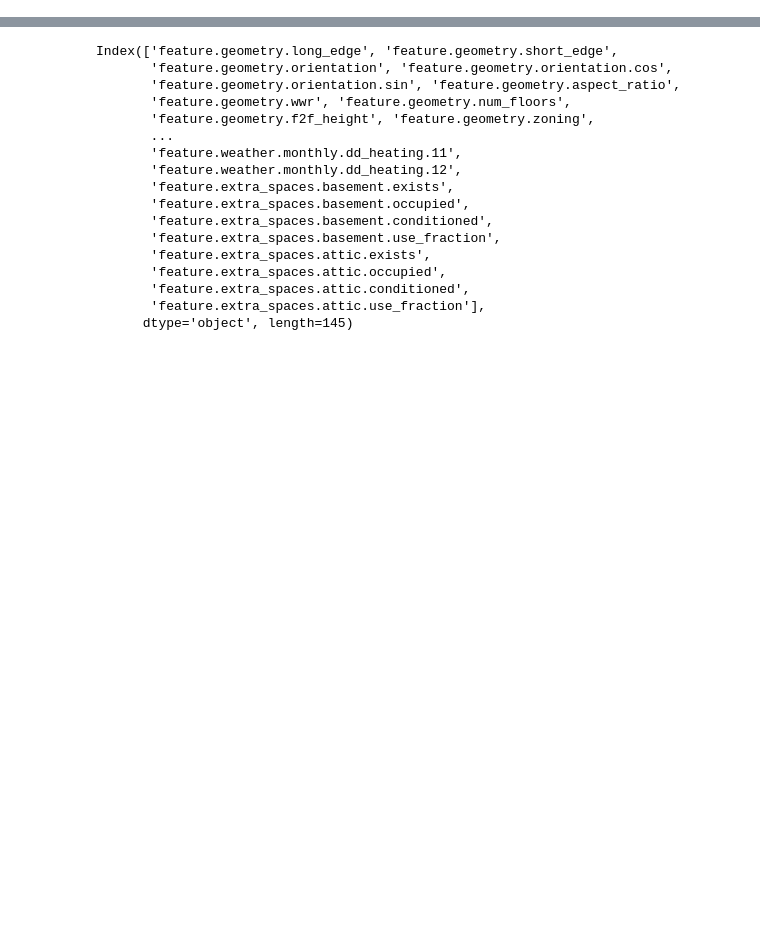
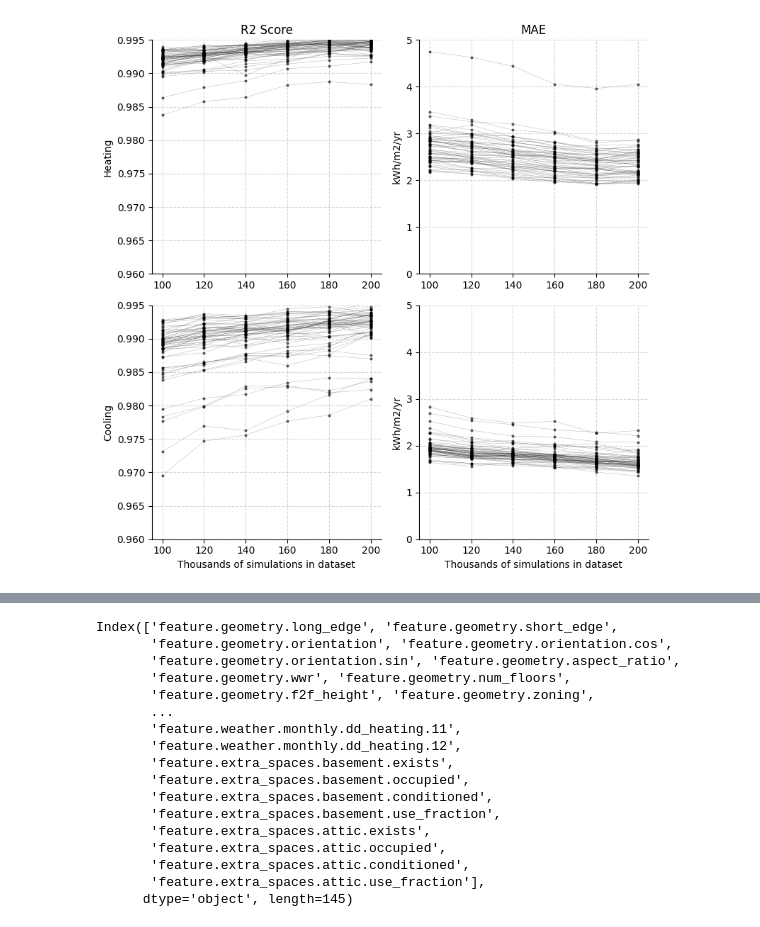
Before and after one commit to szvsw/epengine, a Jupyter notebook: notebooks/learning_curves.ipynb, the cells around one changed output, grey strips where cells are left out. Cells and saved outputs as stored; diff of their text form; code cells hidden in the pictures; blank space fills up the shorter version.

```diff
--- a/notebooks/learning_curves.ipynb
+++ b/notebooks/learning_curves.ipynb
@@ -154 +179,70 @@ fig.tight_layout()
+# %%
+import matplotlib.pyplot as plt
+
+threshes = {
+    "mae": 3,
+    "rmse": 5,
+    "cvrmse": 0.05,
+    "mape": 0.05,
+    "r2": 0.95,
+}
+# threshes = {
+#     "mae": 1,
+#     "rmse": 1,
+#     "cvrmse": 0.05,
+#     "mape": 0.05,
+#     "r2": 0.95,
+# }
+fig, axs = plt.subplots(2, 2, figsize=(8, 8))
+for row_ix, metric in enumerate(["r2", "mae"]):
+    for col_ix, target in enumerate([
+        # "Lighting",
+        # "Equipment",
+        # "Domestic Hot Water",
+        "Heating",
+        "Cooling",
+    ]):
+        ax = axs[col_ix, row_ix]
+        errs = (
+            individual_fold_err_dfs.groupby("progressive_training_iter_ix")
+            .mean()["test"]
+            .xs(metric, level="metric", axis=1)
+            .xs(target, level="target", axis=1)
+        )
+        if col_ix == 0:
+            if metric == "r2":
+                ax.set_title("R2 Score")
+            if metric == "mae":
+                ax.set_title("MAE")
+        errs.index = pd.RangeIndex(
+            start=100,
+            stop=100 + 20 * len(errs),
+            step=20,
+            name="Thousands of simulations in dataset",
+        )
+        errs.plot(
+            marker="o",
+            lw=0.2,
+            legend=False,
+            ax=ax,
+            color="black",
+            alpha=0.5,
+            markersize=2,
+        )
+        if col_ix == 0:
+            ax.set_xlabel("")
+        if row_ix == 0:
+            ax.set_ylabel(target)
+        if metric == "mae":
+            ax.set_ylabel("kWh/m2/yr")
+        ax.spines["top"].set_visible(False)
+        ax.spines["right"].set_visible(False)
+        if metric == "r2":
+            ax.set_ylim(0.96,0.995)
+        if metric == "mae":
+            ax.set_ylim(0, 5)
+        ax.grid(linestyle="--", alpha=0.5)
+fig.tight_layout()
+# %% [output]
+[figure, added]
 # %%
```
Also changed, not shown: parts of 35 cells of this notebook, 11 other files.
